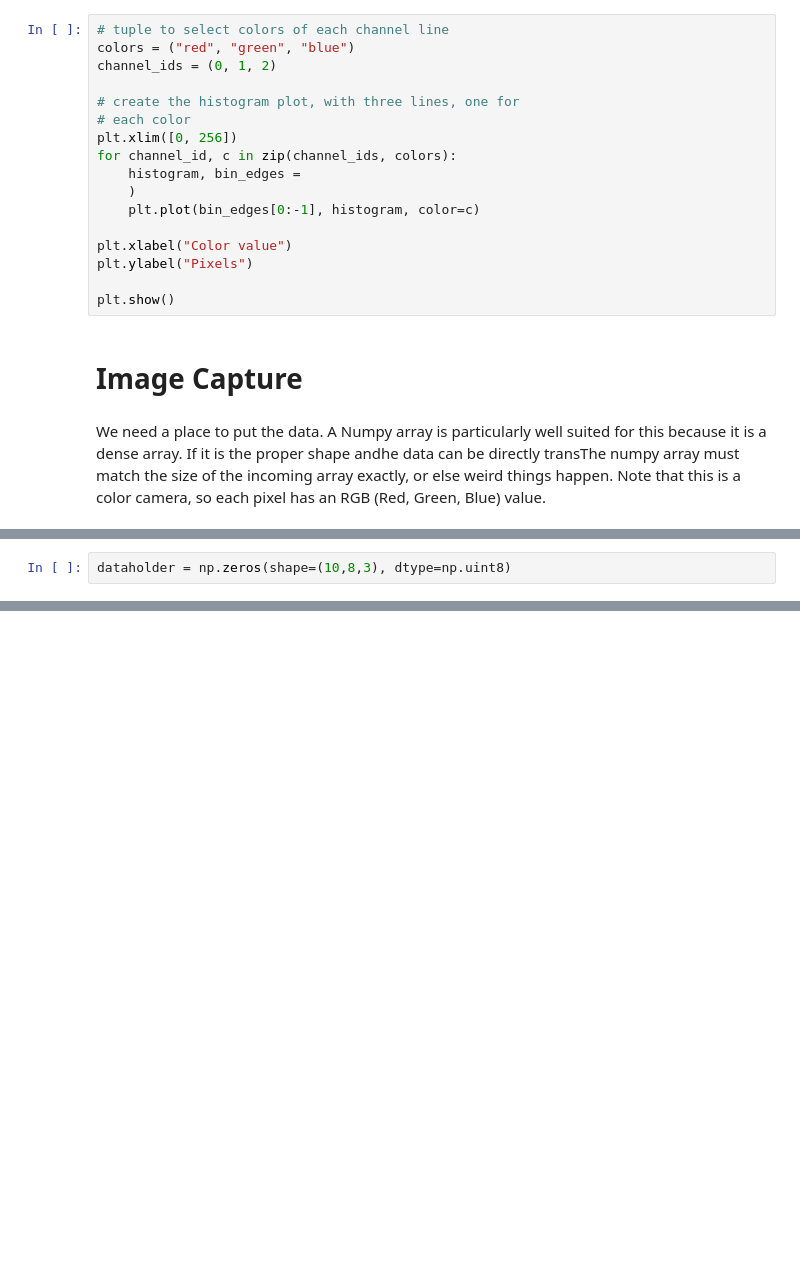
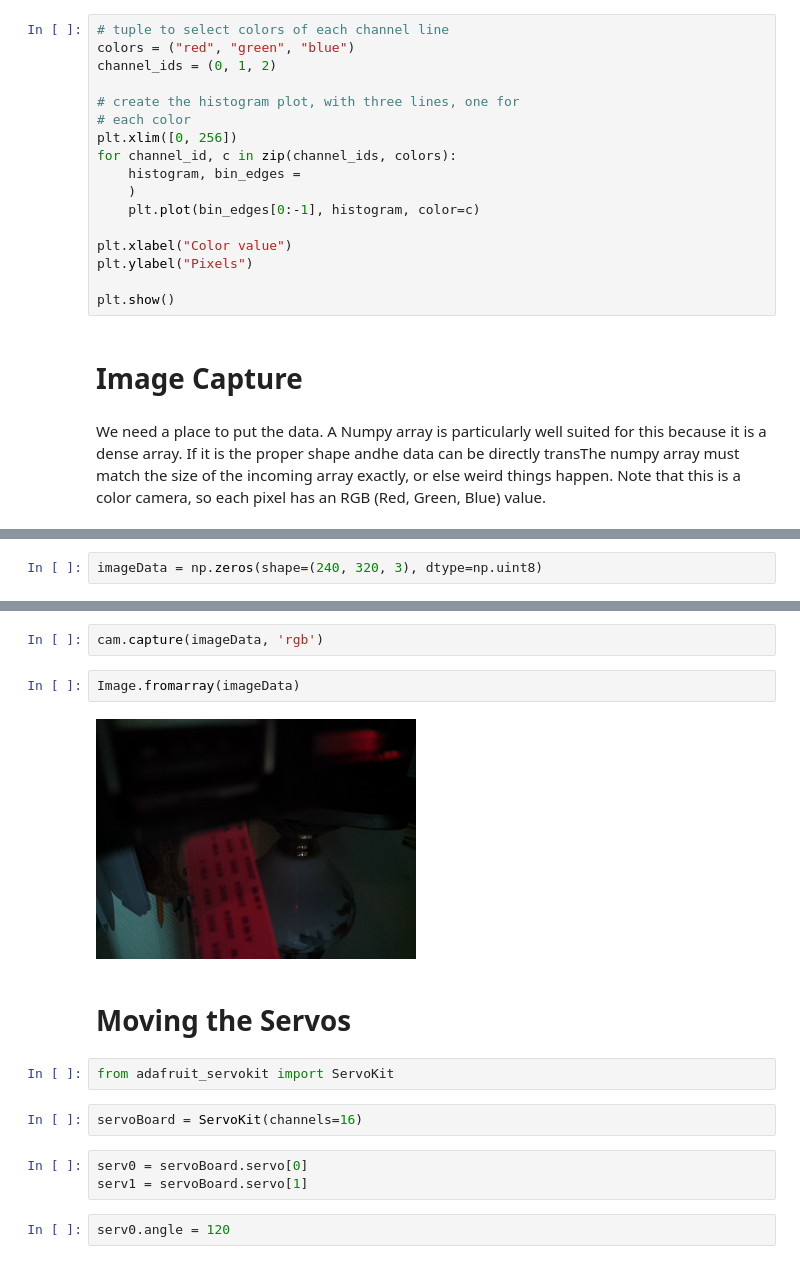
Before and after one commit to brianedw/PyVisionLab, a Jupyter notebook: labSoln.ipynb, the cells around one changed output, grey strips where cells are left out. Drawn from its saved outputs; the diff is of its cells as text; blank space fills up the shorter version.

Commit message:
Added Elementary Image Capture and Servo Control

```diff
--- a/labSoln.ipynb
+++ b/labSoln.ipynb
@@ -257,2 +221,2 @@ We need a place to put the data.  A Numpy array is particularly well suited for
 # %%
-dataholder = np.zeros(shape=(10,8,3), dtype=np.uint8)
+imageData = np.zeros(shape=(240, 320, 3), dtype=np.uint8)
@@ -258,0 +230,17 @@ dataholder = np.zeros(shape=(10,8,3), dtype=np.uint8)
+# %%
+cam.capture(imageData, 'rgb')
+# %%
+Image.fromarray(imageData)
+# %% [output]
+[figure, added]
+# %% [markdown]
+# Moving the Servos
+# %%
+from adafruit_servokit import ServoKit
+# %%
+servoBoard = ServoKit(channels=16)
+# %%
+serv0 = servoBoard.servo[0]
+serv1 = servoBoard.servo[1]
+# %%
+serv0.angle = 120
```
Also changed, not shown: parts of 21 cells of this notebook.
